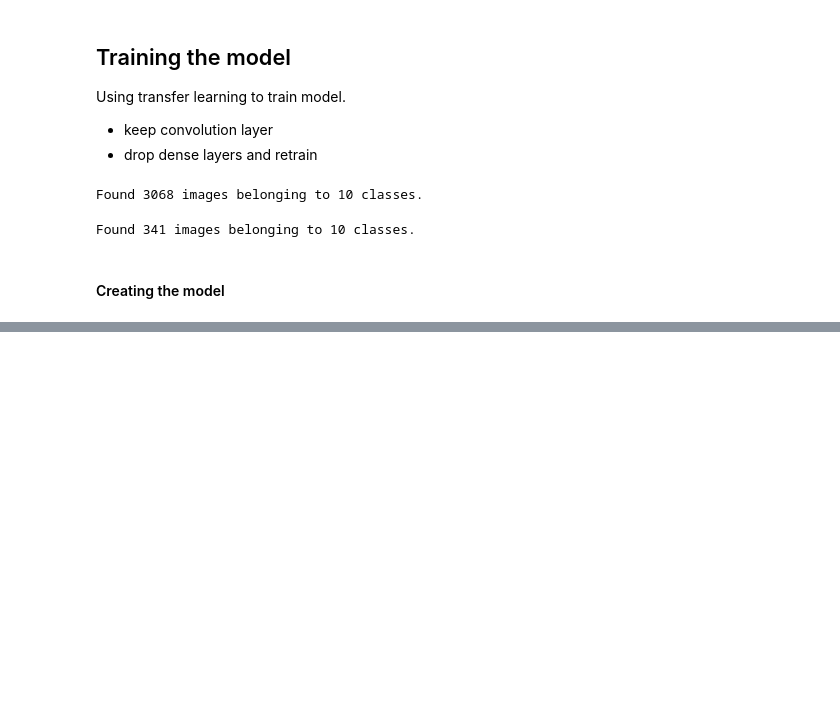
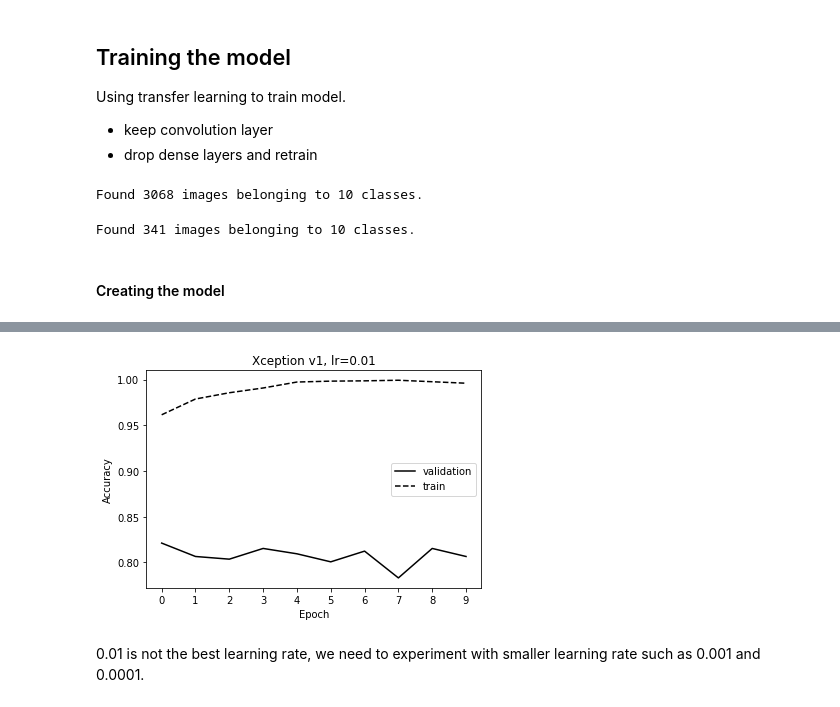
Before and after one commit to alextanhongpin/machine-learning-bootcamp, a Jupyter notebook: 07_neural_network.ipynb, the cells around one changed output, grey strips where cells are left out. Saved outputs shown, nothing was run; the diff lists cells and outputs as text; code cells hidden in the pictures; blank space fills up the shorter version.

```diff
--- a/07_neural_network.ipynb
+++ b/07_neural_network.ipynb
@@ -218,6 +226,6 @@ loss = keras.losses.CategoricalCrossentropy(from_logits=True)
 # %%
 model.compile(optimizer=optimizer, loss=loss, metrics=["accuracy"])
 # %%
-model.fit(train_ds, epochs=10, validation_data=val_ds)
+history = model.fit(train_ds, epochs=10, validation_data=val_ds)
 # %% [output]
 Epoch 1/10
@@ -223,0 +251,22 @@ Epoch 1/10
+# %%
+def plot_accuracy(history, learning_rate=0.01):
+  plt.figure(figsize=(6, 4))
+  epochs = history.epoch
+  val = history.history['val_accuracy']
+  train = history.history['accuracy']
+
+  plt.plot(epochs, val, color='black', linestyle='solid', label='validation')
+  plt.plot(epochs, train, color='black', linestyle='dashed', label='train')
+
+  plt.title(f'Xception v1, lr={learning_rate}')
+  plt.xlabel('Epoch')
+  plt.ylabel('Accuracy')
+  plt.xticks(np.arange(10))
+  plt.legend()
+  plt.show()
+# %%
+plot_accuracy(history, learning_rate=0.01)
+# %% [output]
+[figure, added]
+# %% [markdown]
+0.01 is not the best learning rate, we need to experiment with smaller learning rate such as 0.001 and 0.0001.
```
Also changed, not shown: parts of 17 cells of this notebook.
